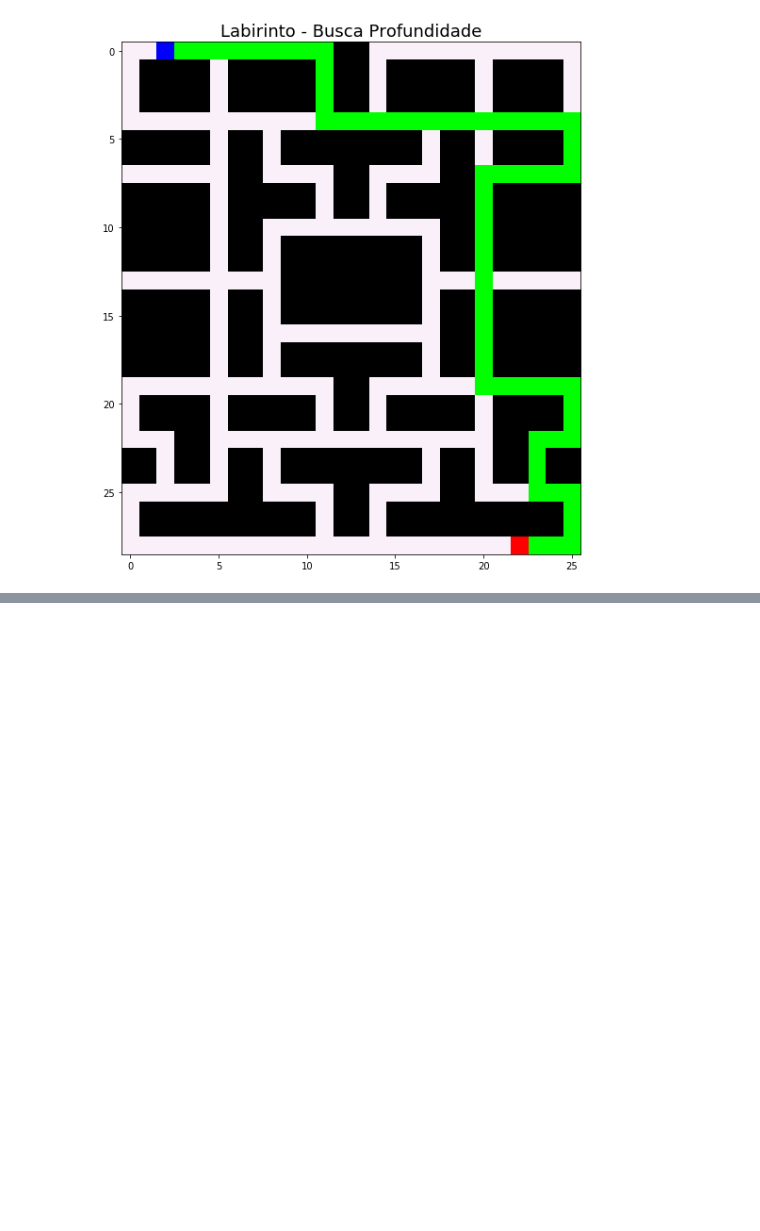
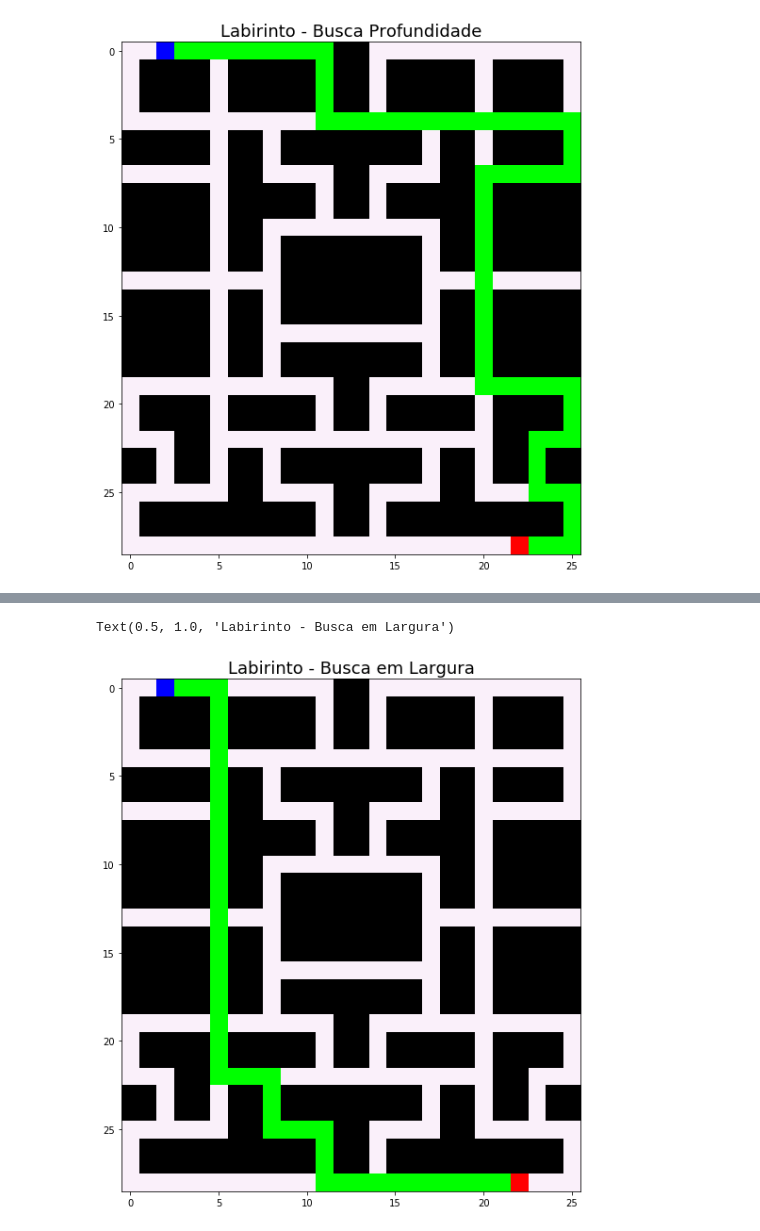
Before and after one commit to MatheusBorgesKamla/BuscaAvancada_IA, a Jupyter notebook: IA_Busca.ipynb, the cells around one changed output, grey strips where cells are left out. Drawn from its saved outputs; the diff is of its cells as text; code cells hidden in the pictures; blank space fills up the shorter version.

Commit message:
Algoritmo de busca em largura implementado

```diff
--- a/IA_Busca.ipynb
+++ b/IA_Busca.ipynb
@@ -181,14 +180,15 @@ Total de vertices visitados:  74
 Caminho entre posicao inicial e saida:
  [(0, 2), (0, 3), (0, 4), (0, 5), (0, 6), (0, 7), (0, 8), (0, 9), (0, 10), (0, 11), (1, 11), (2, 11), (3, 11), (4, 11), (4, 12), (4, 13), (4, 14), (4, 15), (4, 16), (4, 17), (4, 18), (4, 19), (4, 20), ...
 # %%
+img_DFS = np.copy(img_maze)
 for v in DFS_path:
-    img_maze[v[0]][v[1]] = [0,255,0]
+    img_DFS[v[0]][v[1]] = [0,255,0]
 
-img_maze[ini_position[0]][ini_position[1]] = [0,0,255]
-img_maze[fin_position[0]][fin_position[1]] = [255,0,0]
+img_DFS[ini_position[0]][ini_position[1]] = [0,0,255]
+img_DFS[fin_position[0]][fin_position[1]] = [255,0,0]
 
 f1, ax1 = plt.subplots(figsize=(20, 10))
-ax1.imshow(img_maze)
+ax1.imshow(img_DFS)
 ax1.set_title('Labirinto - Busca Profundidade', fontsize=18)
 #ax1.axis('off')
 # %% [output]
@@ -200,0 +235,8 @@ Iremos implementar agora o algoritmo Best-First Search, que é um algoritmo de b
+# %%
+BreadthFS_path, BreadthFD_visited = Breadth_First_Search(graph, ini_position, fin_position)
+
+print("Visitados com respectiva profundidade: \n", BreadthFD_visited)
+
+print("\nTotal de vertices visitados: ",len(BreadthFD_visited),"\n")
+
+print("\n\nCaminho gerado:\n",BreadthFS_path)
@@ -200,0 +250,15 @@ Iremos implementar agora o algoritmo Best-First Search, que é um algoritmo de b
+# %%
+img_BreadthFS = np.copy(img_maze)
+for v in BreadthFS_path:
+    img_BreadthFS[v[0]][v[1]] = [0,255,0]
+
+img_BreadthFS[ini_position[0]][ini_position[1]] = [0,0,255]
+img_BreadthFS[fin_position[0]][fin_position[1]] = [255,0,0]
+
+f1, ax1 = plt.subplots(figsize=(20, 10))
+ax1.imshow(img_BreadthFS)
+ax1.set_title('Labirinto - Busca em Largura', fontsize=18)
+#ax1.axis('off')
+# %% [output]
+Text(0.5, 1.0, 'Labirinto - Busca em Largura')
+[figure, added]
```
Also changed, not shown: parts of 7 cells of this notebook.
